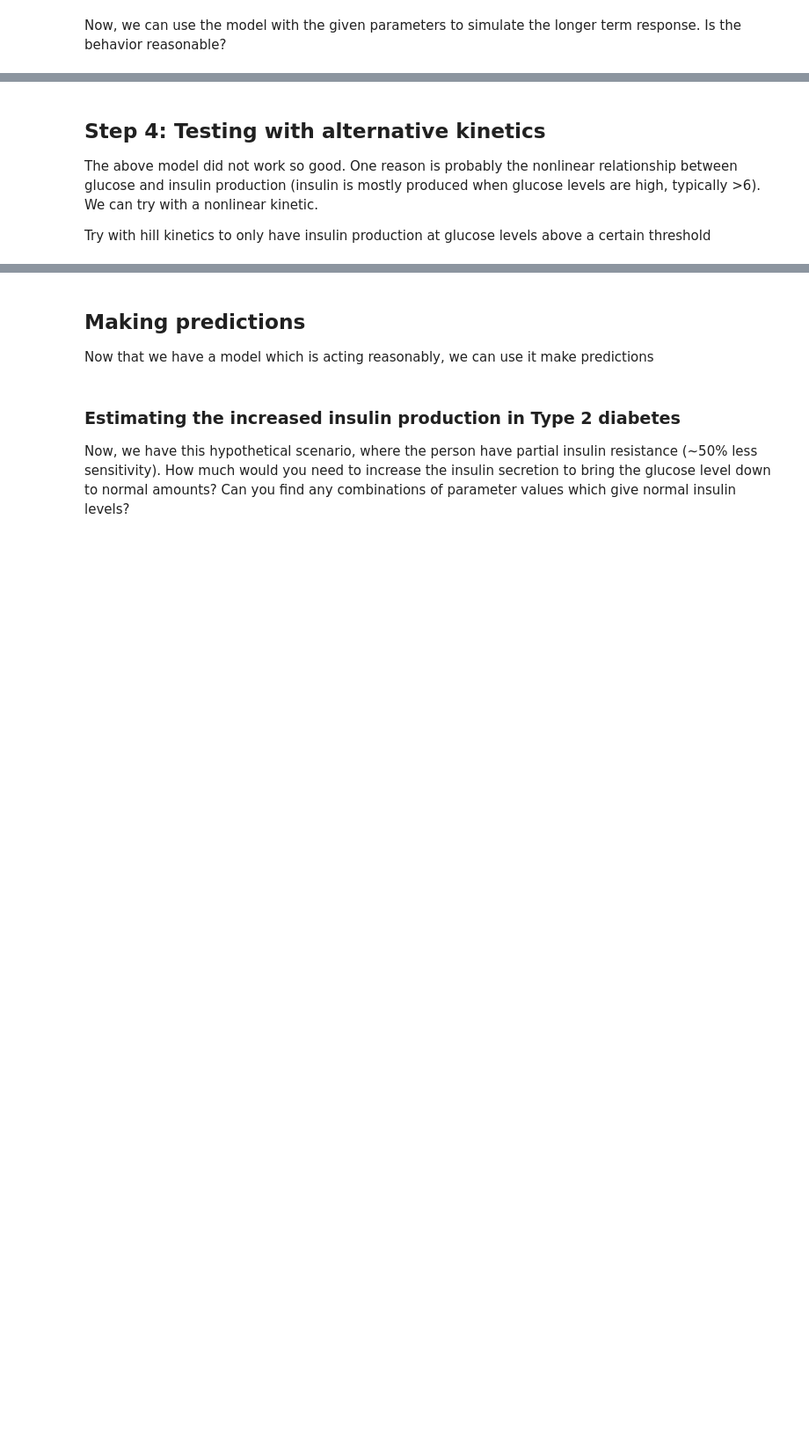
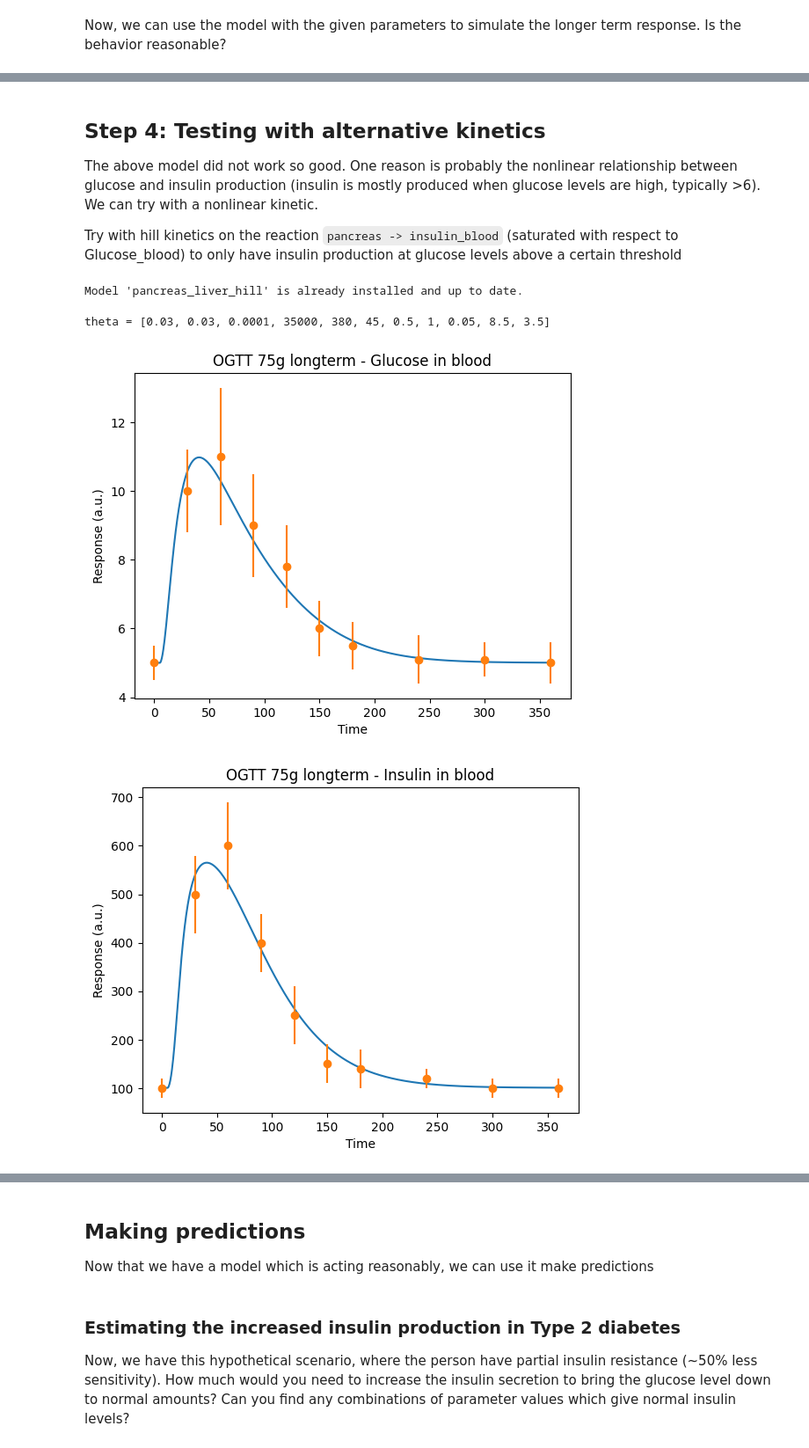
Before and after one commit to willov/modelling_example, a Jupyter notebook: introduction_example.ipynb, the cells around one changed output, grey strips where cells are left out. Shown at 88% size. Cells and saved outputs as stored; diff of their text form; code cells hidden in the pictures; blank space fills up the shorter version.

Commit message:
Added figures

```diff
--- a/introduction_example.ipynb
+++ b/introduction_example.ipynb
@@ -316,49 +341,52 @@ def handle_input(k1=0.2, k2=0.1, k3=0.2, k4=0.1, k4a=100, k5=0.05, k6=2.5e-6, k7
 ## Step 4: Testing with alternative kinetics
 The above model did not work so good. One reason is probably the nonlinear relationship between glucose and insulin production (insulin is mostly produced when glucose levels are high, typically >6). We can try with a nonlinear kinetic.
 
-Try with hill kinetics to only have insulin production at glucose levels above a certain threshold
+Try with hill kinetics on the reaction `pancreas -> insulin_blood` (saturated with respect to Glucose_blood) to only have insulin production at glucose levels above a certain threshold
 # %%
-# Setup the hill version of the model
 sund.installModel('models/pancreas_liver_hill.txt')
 Pancreas_liver_hill = sund.importModel('pancreas_liver_hill')
 pancreas_liver_hill = Pancreas_liver_hill() # get the object from the model class
 
-theta0 = [0.02, 0.05, 0.00013, 1e-6, 1, 29026, 756, 1,1, 1]
+theta0 = [0.03, 0.03, 1e-4, 35000, 380, 45, 0.5, 1, 0.05, 8.5, 3.5]
 feature_indices = {k:i for i,k in enumerate(pancreas_liver_hill.featurenames)}
 
 sims_pancreas_liver_hill = {}
 sims_pancreas_liver_hill["OGTT 75g longterm"] = setup_simulation(pancreas_liver_hill, glucose = DATA_LONGTERM["OGTT 75g longterm"]["input"]["glucose"])
-
-theta0 = [0.02, 0.05, 0.00013, 1e-6, 1, 29026, 756, 1,1, 1, 1, 1]
+# %% [output]
+Model 'pancreas_liver_hill' is already installed and up to date.
 # %%
 # Optimize the parameter values for the hill model
+
 # lb = np.log([1e-6]*len(theta0))
 # ub = np.log([1e6]*len(theta0))
 # lb[-1] = 0.5
 # ub[-1] = 4
 # bounds = Bounds(lb, ub)
 
 # theta0_log = np.log(theta0)
 # theta0_log[-1] = theta0[-1]
 
 # def cost_log_hill(p, simulations, data):
 #     p[:-1] = np.exp(p[:-1])
 #     return cost_f(p, simulations, data.copy())
 
 # with silent_errors():
-#     result = differential_evolution(cost_log_hill, bounds, x0 = theta0_log, args=(sims_pancreas_liver_hill,DATA_LONGTERM), maxiter=1000, disp=True)
+#     result = differential_evolution(cost_log_hill, bounds, x0 = theta0_log, args=(sims_pancreas_liver_hill2,DATA_LONGTERM), maxiter=1000, disp=True)
 # result['x'][:-1] = np.exp(result['x'][:-1]).tolist()
 # theta0 = result["x"]
 # theta = result["x"]
 
-
-# print(f"theta = {theta0}")
-
-theta = [3.38742496e-02, 3.44410454e-02, 6.33676350e-05, 3.49553250e+04,
- 3.80277467e+02, 4.45913809e+01, 9.10337967e-05, 5.93158795e-01,
- 1.30630395e+00, 4.76419465e-02, 8.67966487e+00, 3.66464774e+00] # A known solution from the optimization above
+theta = [3.53579878e-02, 3.29095486e-02, 1.54614753e-04, 1.46740186e+05, 1.24116030e+03,
+ 1.73682833e+02, 6.88210529e-01, 1.56684206e+00,
+ 8.46759379e-01, 9.07592697e+00, 3.49757932e+00] # Known good solution
 
 simulate_and_plot(sims_pancreas_liver_hill, theta, data = DATA_LONGTERM)
+
+print(f"theta = {theta0}")
+# %% [output]
+theta = [0.03, 0.03, 0.0001, 35000, 380, 45, 0.5, 1, 0.05, 8.5, 3.5]
+[figure, added]
+[figure, added]
 # %%
 k1_slider = widgets.FloatSlider(min=0.00001, max=1, step=0.0001, value=0.03)
 k2_slider = widgets.FloatSlider(min=0.00001, max=1, step=0.001, value=0.03)
```
Also changed, not shown: parts of 22 cells of this notebook, 7 other files.
